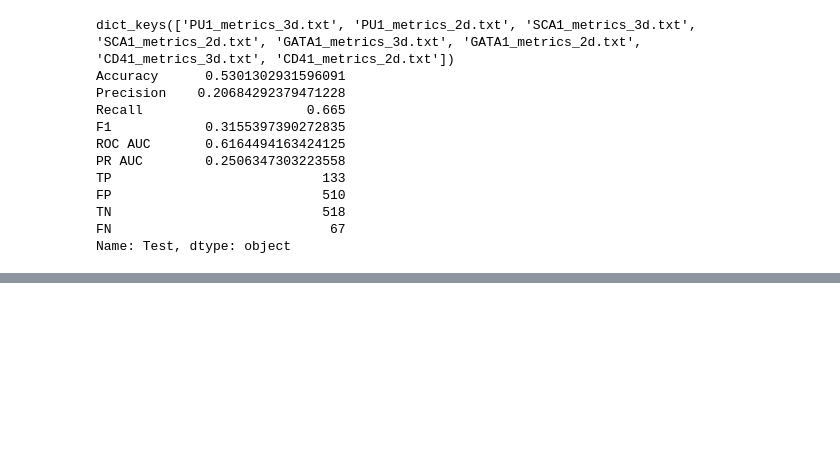
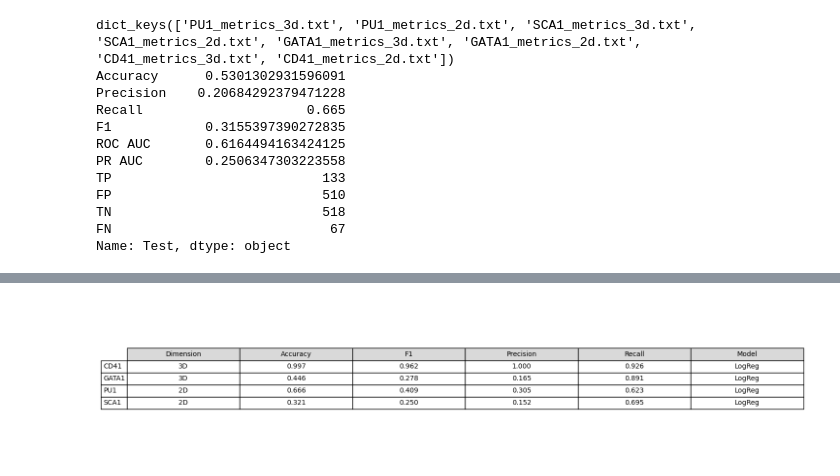
Before and after one commit to dsethz/cell-classification, a Jupyter notebook: Analysis/analyze_baseline.ipynb, the cells around one changed output, grey strips where cells are left out. Cells and saved outputs as stored; diff of their text form; code cells hidden in the pictures; blank space fills up the shorter version.

```diff
--- a/Analysis/analyze_baseline.ipynb
+++ b/Analysis/analyze_baseline.ipynb
@@ -1,5 +1,10 @@
 # %% [markdown]
 ## This notebook will be used to analyze the results of the baseline classifiers and generate graphics for the report/presentation.
+# %%
+## INPUTS
+
+# Where to save the plots:
+output_folder = "/Users/agreic/Desktop/Project/"
 # %%
 import pandas as pd
 import matplotlib.pyplot as plt
@@ -113,3 +118,8 @@ for marker in os.listdir(root_dir):
                     data_frame = pd.read_csv(data)
                     # Add to a dictionary with the key created as a combination of marker and file name.
                     rf_dict[marker + "_" + file] = data_frame
+
+table_for_metrics = rf_dict.copy()
+table_for_logreg_metrics = logreg_dict.copy()
+
+print(logreg_dict)
@@ -133,7 +189,7 @@ def get_logreg_plot_df(logreg_dict):
         dim = filename.split("_")[2].replace(".txt", "")
 
         # Extract the Test data
-        test_data = data["Test"]
+        test_data = data["Validation"]
 
         # Append each metric to the plot_data list as a dictionary
         for metric in ['Accuracy', 'Precision', 'Recall', 'F1']:
@@ -149,10 +205,11 @@ def get_logreg_plot_df(logreg_dict):
     plot_df = pd.DataFrame(plot_data)
     return plot_df
 
+
+
 # Example call with logreg_dict data (assuming logreg_dict is structured correctly)
 df = get_logreg_plot_df(logreg_dict)
 # print(df)
 metric_value = {'Accuracy': 1, 'Precision': 5.0, 'Recall': 7.0, 'F1': 3.0}
 dim_value = {'2d' : 0, '3d' : 1}
 df['x_positional_encoding'] = df['Dimension'].map(dim_value) + df['Metric'].map(metric_value)
-# df['y_connecting_encoding'] = (df['Marker'] +  str(df['Metric'].map(metric_value))).replace('\n', '', regex=True)
@@ -451,3 +776,70 @@ FP                           510
 TN                           518
 FN                            67
 Name: Test, dtype: object
+# %%
+# For RF and Logreg, we want to find the best models
+
+# We will extract the best F1 score on validation data for each marker, then use that model to get the test data for all metrics.
+# We will then create a table with the best model for each marker, and the metrics on the test data.
+
+logreg_df = pd.DataFrame()
+# For logreg:
+for key, value in table_for_logreg_metrics.items():
+    # print(key)
+    # print(value)
+
+    # Extract the marker and dimension from the key
+    marker = key.split("_")[0]
+    dim = key.split("_")[2].replace(".txt", "")
+    # print(marker, dim)
+    # Extract Validation F1
+    f1 = value['Validation']['F1']
+    # Append to the dataframe
+    logreg_df = pd.concat([logreg_df, pd.DataFrame({'Marker': [marker], 'Dimension': [dim], 'F1': [f1]})])
+
+# print(logreg_df)
+
+# Keep only the dimension which had a higher F1 score.
+logreg_df = logreg_df.sort_values(by=['F1'], ascending=False)
+logreg_df.drop_duplicates(subset='Marker', keep='first', inplace=True)
+
+# print(logreg_df)
+
+# Now, for each Marker and dimension thats left in logreg_df, we will
+# Access the Test Results, and aggregate them into a table.
+aggregate_logreg = pd.DataFrame()
+for _, row in logreg_df.iterrows():
+    # Create the index
+    index = row['Marker'] + "_metrics_" + row['Dimension'] + ".txt"
+    # print(index)
+
+    # Access the test data
+    test_data = table_for_logreg_metrics[index]['Test']
+    # print(test_data)
+    test_data = pd.DataFrame(test_data).T
+    test_data['Marker'] = row['Marker']
+    test_data['Dimension'] = row['Dimension']
+
+    # Append to the aggregate dataframe
+    aggregate_logreg = pd.concat([aggregate_logreg, test_data])
+
+# print(aggregate_logreg)
+# Make all numeric values have 3 decimal points.
+# aggregate_logreg = aggregate_logreg.map(lambda x: f"{x:.3f}" if (isinstance(x, float)) else x)
+# print(aggregate_logreg)
+
+# # Print types of all columns
+# print(aggregate_logreg.dtypes)
+# print(aggregate_logreg)
+df = aggregate_logreg[['Accuracy', 'F1', 'Precision', 'Recall']].to_numpy()
+# Set dtype of the array for each element to float
+df = df.astype(float)
+# df = df.round(7)
+# Put the df back into the dataframe
+aggregate_logreg[['Accuracy', 'F1', 'Precision', 'Recall']] = df
+# print(aggregate_logreg)
+
+# Create a table for the logreg data
+table_columns = ['Marker', 'Dimension', 'Accuracy', 'F1', 'Precision', 'Recall']
+logtable = create_table(aggregate_logreg, columns=table_columns, filename='table_logreg.png', type='LogReg')
+# %% [output]
@@ -453,0 +869 @@ Name: Test, dtype: object
+[figure, added]
```
Also changed, not shown: parts of 12 cells of this notebook, 8 other files.
